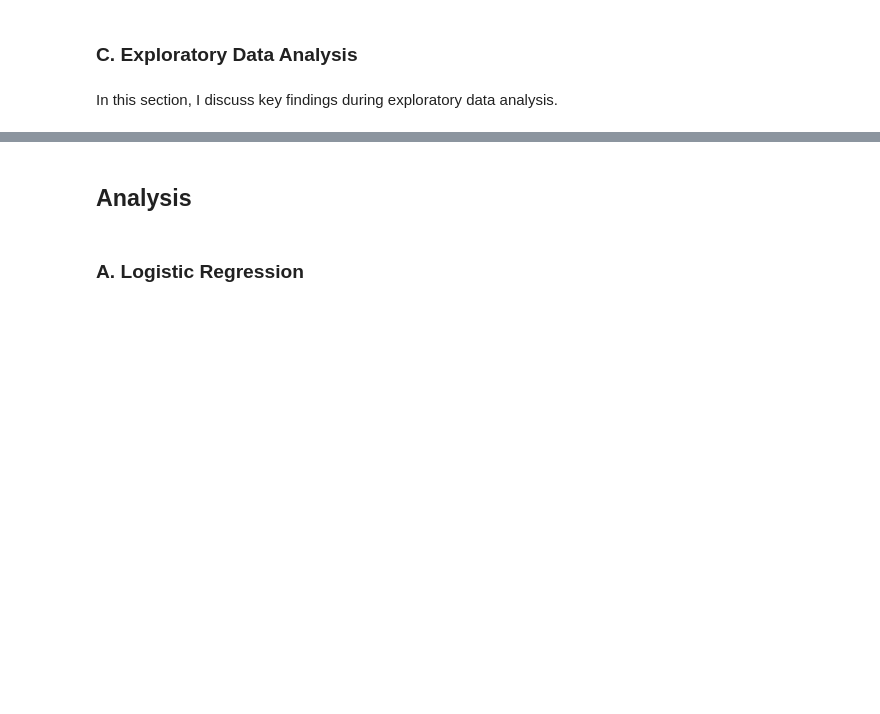
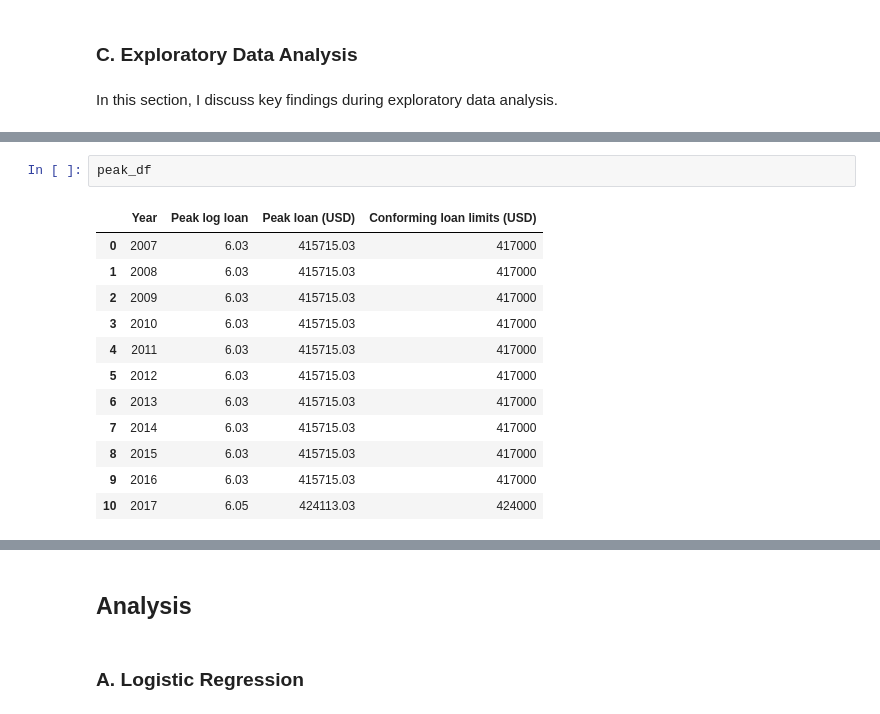
Before and after one commit to jdhilee/fairness_smoke_alarm, a Jupyter notebook: reports/milestone_1.ipynb, the cells around one changed output, grey strips where cells are left out. Cells and saved outputs as stored; diff of their text form; blank space fills up the shorter version.

```diff
--- a/reports/milestone_1.ipynb
+++ b/reports/milestone_1.ipynb
@@ -96,0 +108,15 @@ from matplotlib.ticker import StrMethodFormatter
+# %%
+peak_df
+# %% [output]
+|  | Year | Peak log loan | Peak loan (USD) | Conforming loan limits (USD) |
+| 0 | 2007 | 6.03 | 415715.03 | 417000 |
+| 1 | 2008 | 6.03 | 415715.03 | 417000 |
+| 2 | 2009 | 6.03 | 415715.03 | 417000 |
+| 3 | 2010 | 6.03 | 415715.03 | 417000 |
+| 4 | 2011 | 6.03 | 415715.03 | 417000 |
+| 5 | 2012 | 6.03 | 415715.03 | 417000 |
+| 6 | 2013 | 6.03 | 415715.03 | 417000 |
+| 7 | 2014 | 6.03 | 415715.03 | 417000 |
+| 8 | 2015 | 6.03 | 415715.03 | 417000 |
+| 9 | 2016 | 6.03 | 415715.03 | 417000 |
+| 10 | 2017 | 6.05 | 424113.03 | 424000 |
```
Also changed, not shown: parts of 10 cells of this notebook.
